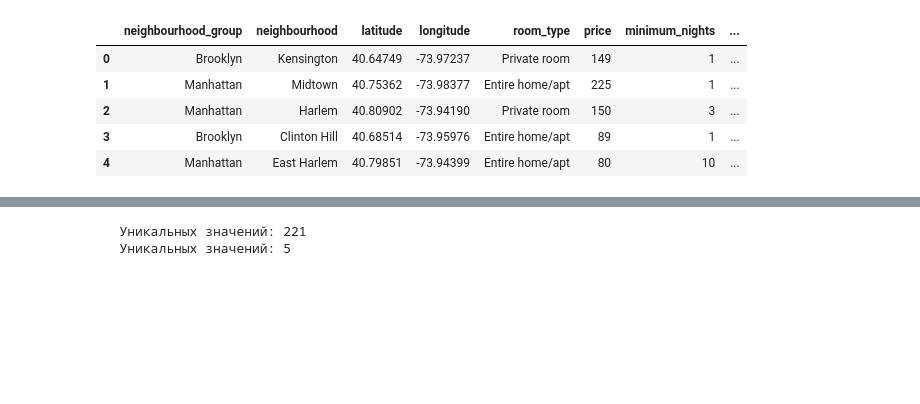
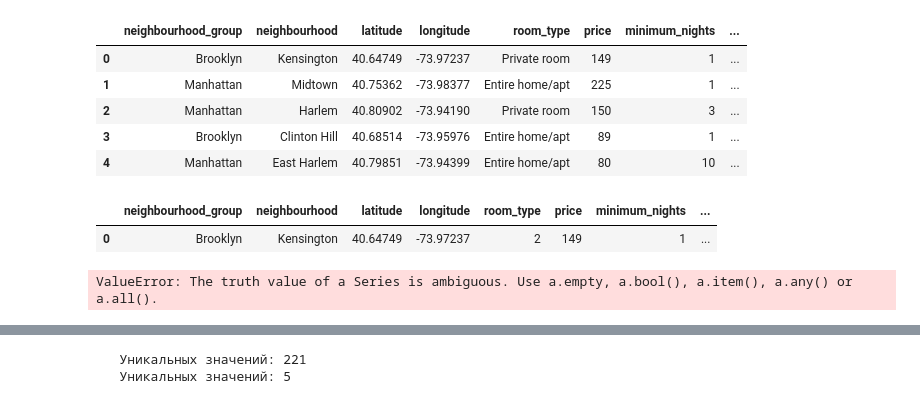
Before and after one commit to Ma-rCh/ML-Basic, a Jupyter notebook: homework_10/homework_10.ipynb, the cells around one changed output, grey strips where cells are left out. Saved outputs shown, nothing was run; the diff lists cells and outputs as text; code cells hidden in the pictures; blank space fills up the shorter version.

```diff
--- a/homework_10/homework_10.ipynb
+++ b/homework_10/homework_10.ipynb
@@ -71,0 +79,66 @@ df_clean.head()
+# %%
+df_clean.head(1)
+# %% [output]
+|  | neighbourhood_group | neighbourhood | latitude | longitude | room_type | price | minimum_nights | ... |
+| 0 | Brooklyn | Kensington | 40.64749 | -73.97237 | 2 | 149 | 1 | ... |
+# %%
+#расстояние до цента Манхеттена
+# 'Midtown Manhattan': (40.7549, -73.9840),  # Геометрический центр
+# взять евк или манхеттенское расстояние и округлить
+from math import radians, sin, cos, sqrt, atan2
+
+CENTER_LAT, CENTER_LON = 40.7549, -73.9840
+
+def haversine_distance(lat1, lon1, lat2, lon2):
+       R = 6371
+       lat1_rad, lat2_rad = radians(lat1), radians(lat2)
+       dlat = radians(lat2 - lat1)
+       dlon = radians(lon2 - lon1)
+       a = sin(dlat/2)**2 + cos(lat1_rad)*cos(lat2_rad)*sin(dlon/2)**2
+       return R * 2 * atan2(sqrt(a), sqrt(1-a))
+
+df0 = df_clean.copy()
+df_clean['distance_to_manhattan_km'] = df.apply(
+       lambda row: haversine_distance(row['latitude'], row['longitude'],
+                                      CENTER_LAT, CENTER_LON), axis=1
+   ).round(2)
+#попробуем вывести расстояния до каждого из центров районов
+#'Queens':4, 'Staten Island' : 5,'Bronx': 1, 'Manhattan': 3, 'Brooklyn': 2,
+
+BOROUGH_CENTERS = {
+    'Manhattan': (40.7549, -73.9840),      # Midtown Manhattan
+    'Brooklyn': (40.6782, -73.9442),       # Географический центр
+    'Queens': (40.7282, -73.7949),         # Географический центр
+    'Bronx': (40.8448, -73.8648),          # Географический центр
+    'Staten Island': (40.5795, -74.1502)   # Географический центр
+}
+
+df1 = df.copy()
+'''
+for borough, (center_lat, center_lon) in BOROUGH_CENTERS.items():
+col_name = f'distance_to_{borough.lower().replace(" ", "_")}_km'
+      df_clean[col_name]
+'''
+df1['distance_to_borough_center_km'] = df1.apply(
+    lambda row: haversine_distance(
+        row['latitude'],
+        row['longitude'],
+        BOROUGH_CENTERS[row['neighbourhood_group']][0],  # lat центра
+        BOROUGH_CENTERS[row['neighbourhood_group']][1]   # lon центра
+    ) if row['neighbourhood_group'] in BOROUGH_CENTERS else np.nan,
+    axis=1
+)
+'''
+# Добавляем расстояния до всех центров
+for borough, (center_lat, center_lon) in BOROUGH_CENTERS.items():
+  for borough in BOROUGH_CENTERS.keys():
+    # Берем первый пример для каждого района
+    if df_clean[df_clean['neighbourhood_group'] == borough].iloc[0]:
+      col_name = f'distance_to_{borough.lower().replace(" ", "_")}_km'
+      df_clean[col_name] = df_clean.apply(
+        lambda row: haversine_distance(row['latitude'], row['longitude'],
+                                       center_lat, center_lon), axis=1
+    )
+'''
+# %% [output]
+ValueError: The truth value of a Series is ambiguous. Use a.empty, a.bool(), a.item(), a.any() or a.all().
```
Also changed, not shown: parts of 11 cells of this notebook.
